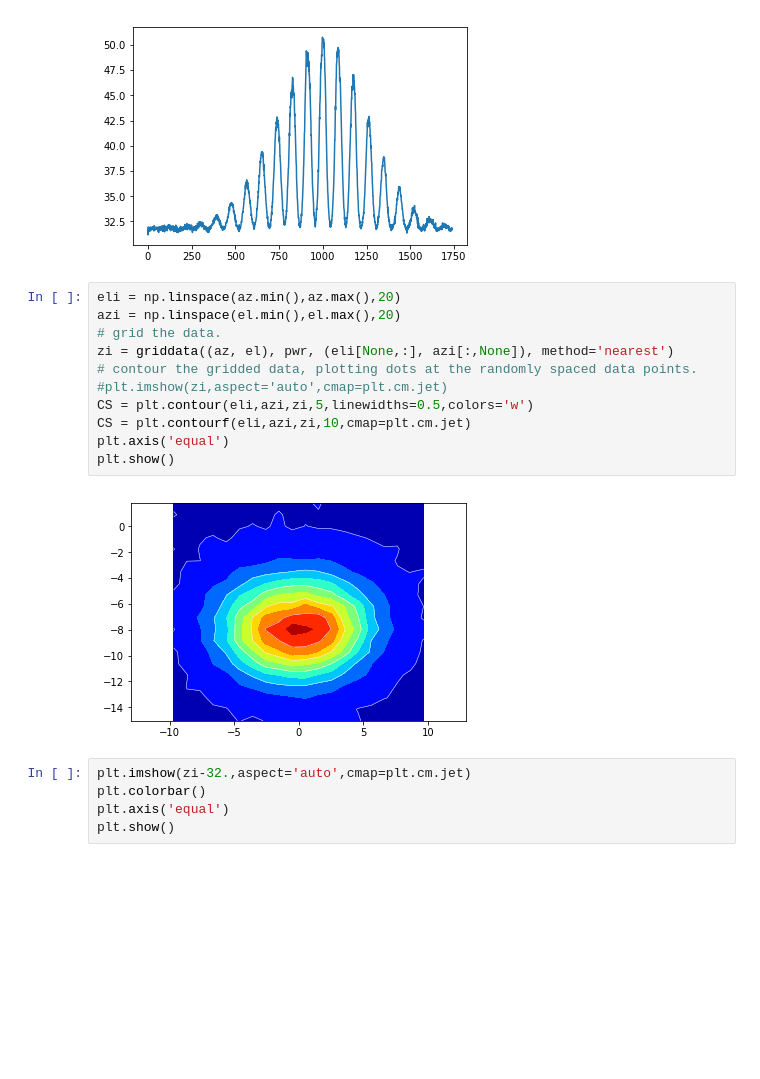
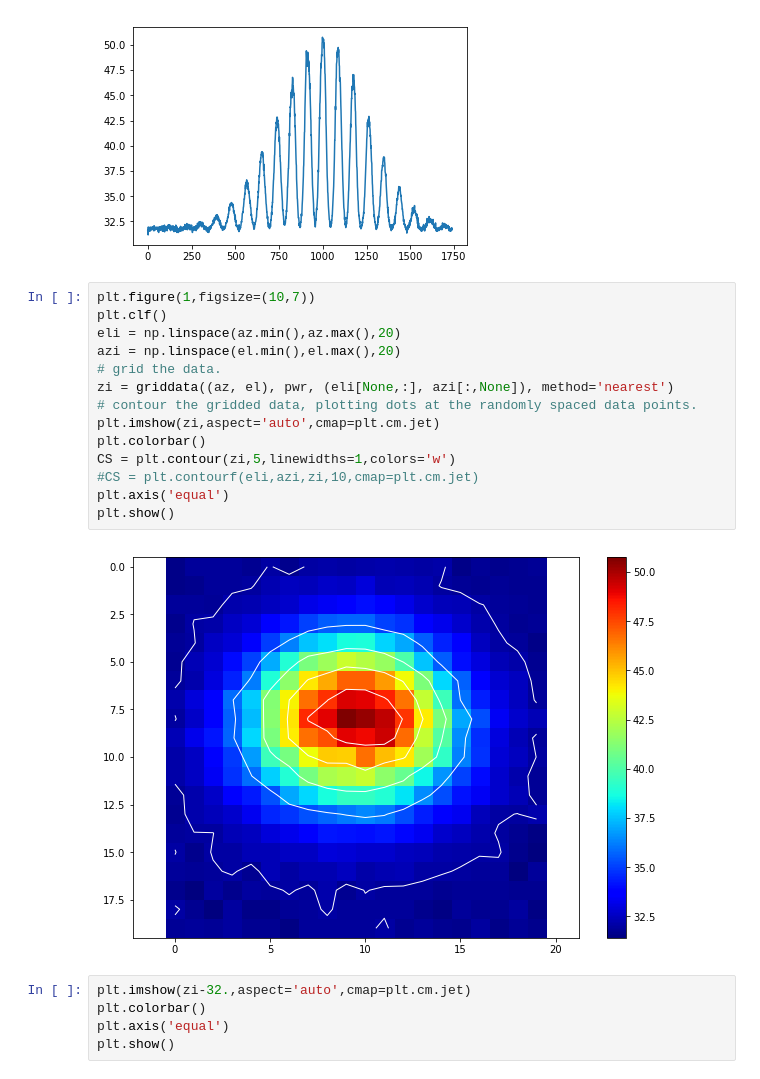
Before and after one commit to UPennEoR/MiniRadioTelescope, a Jupyter notebook: FirstMap.ipynb, the cells around one changed output. Saved outputs shown, nothing was run; the diff lists cells and outputs as text; blank space fills up the shorter version.

```diff
--- a/FirstMap.ipynb
+++ b/FirstMap.ipynb
@@ -18,18 +18,21 @@ plt.show()
 # %% [output]
 [figure]
 # %%
+plt.figure(1,figsize=(10,7))
+plt.clf()
 eli = np.linspace(az.min(),az.max(),20)
 azi = np.linspace(el.min(),el.max(),20)
 # grid the data.
 zi = griddata((az, el), pwr, (eli[None,:], azi[:,None]), method='nearest')
 # contour the gridded data, plotting dots at the randomly spaced data points.
-#plt.imshow(zi,aspect='auto',cmap=plt.cm.jet)
-CS = plt.contour(eli,azi,zi,5,linewidths=0.5,colors='w')
-CS = plt.contourf(eli,azi,zi,10,cmap=plt.cm.jet)
+plt.imshow(zi,aspect='auto',cmap=plt.cm.jet)
+plt.colorbar()
+CS = plt.contour(zi,5,linewidths=1,colors='w')
+#CS = plt.contourf(eli,azi,zi,10,cmap=plt.cm.jet)
 plt.axis('equal')
 plt.show()
 # %% [output]
-[figure, old version]
+[figure, new version]
 # %%
 plt.imshow(zi-32.,aspect='auto',cmap=plt.cm.jet)
 plt.colorbar()
```
Also changed, not shown: 1 other file.
